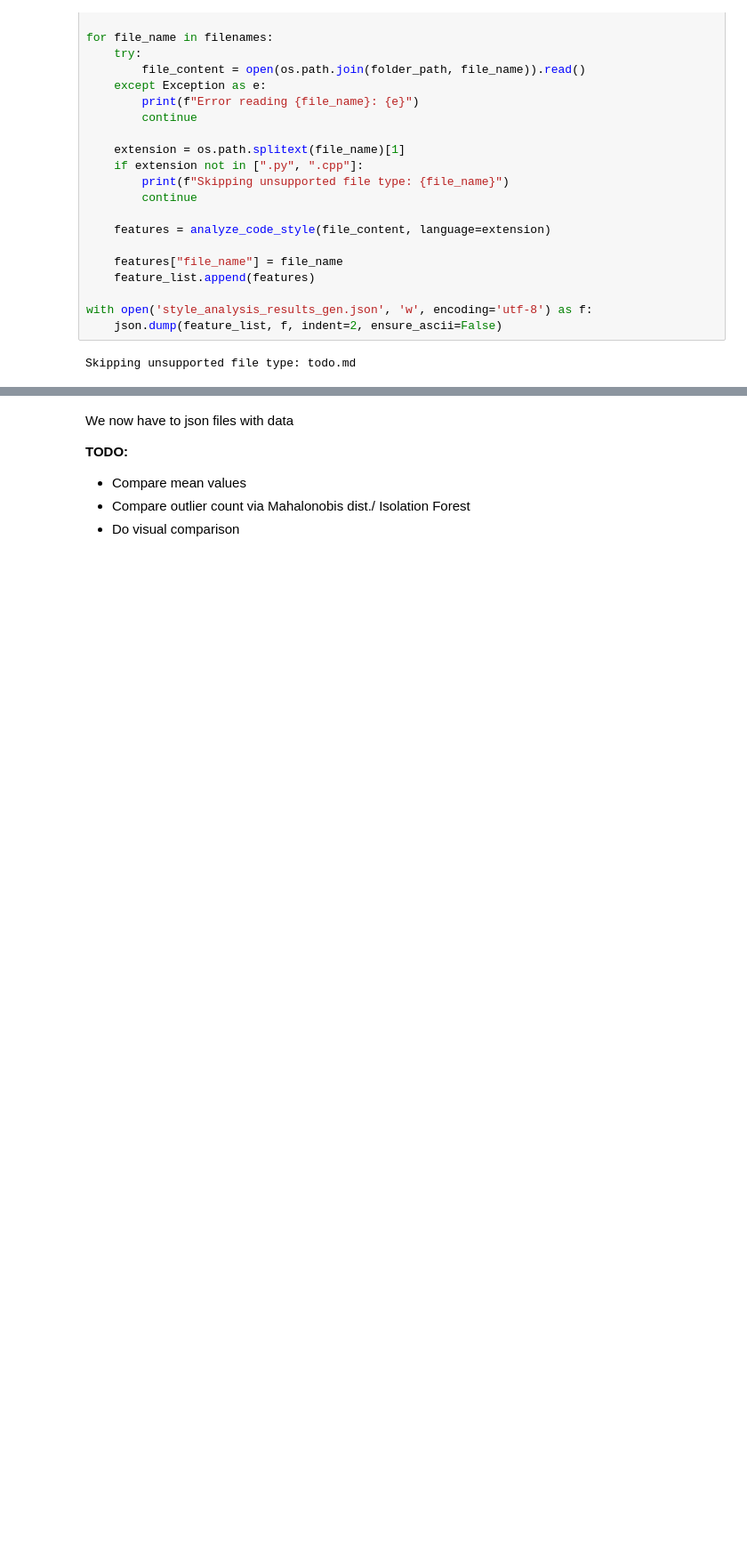
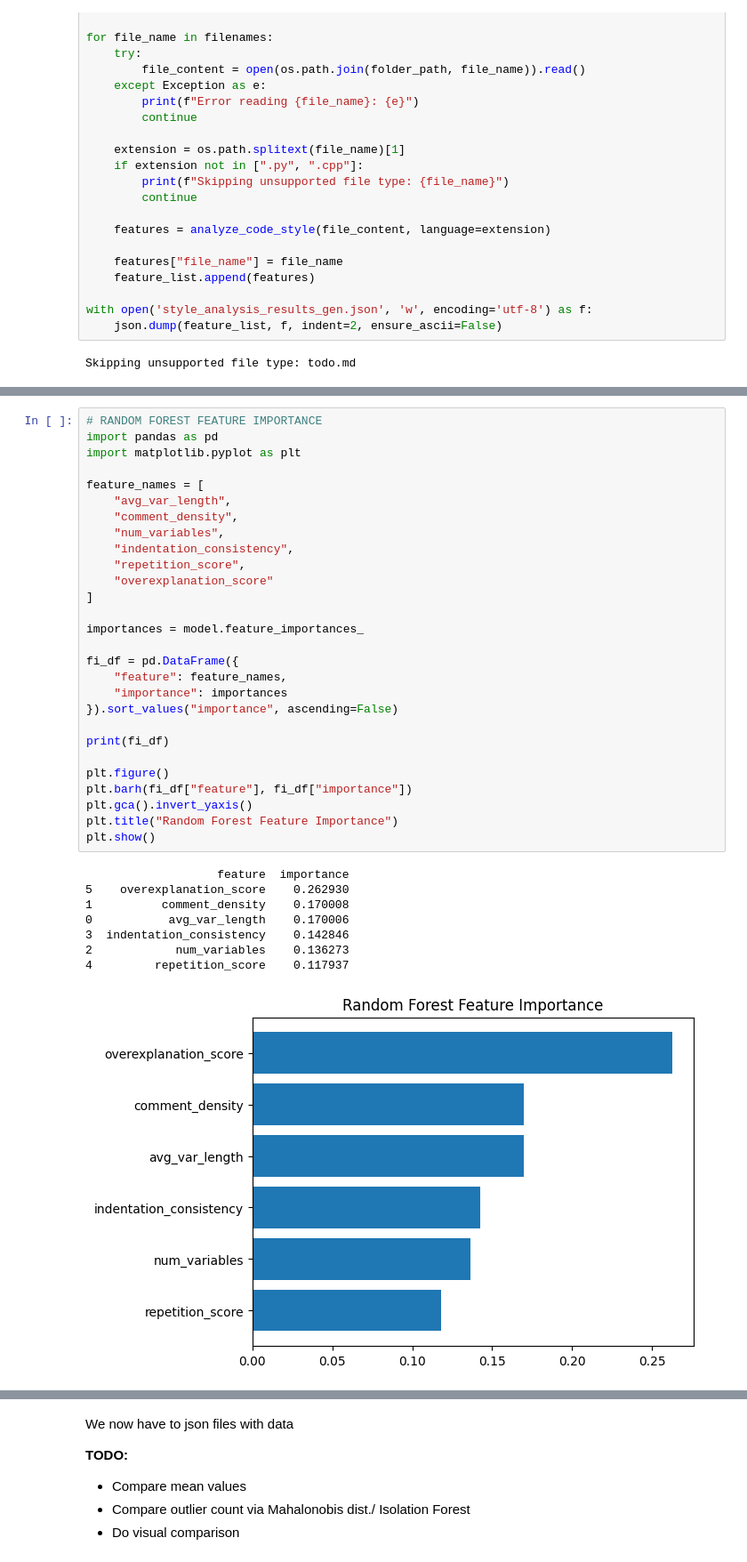
Before and after one commit to maxvonlancaster/olymp-submissions-checker, a Jupyter notebook: submissions-checker.ipynb, the cells around one changed output, grey strips where cells are left out. Shown at 89% size. Saved outputs shown, nothing was run; the diff lists cells and outputs as text; blank space fills up the shorter version.

```diff
--- a/submissions-checker.ipynb
+++ b/submissions-checker.ipynb
@@ -489,0 +582,37 @@ Skipping unsupported file type: todo.md
+# %%
+# RANDOM FOREST FEATURE IMPORTANCE
+import pandas as pd
+import matplotlib.pyplot as plt
+
+feature_names = [
+    "avg_var_length",
+    "comment_density",
+    "num_variables",
+    "indentation_consistency",
+    "repetition_score",
+    "overexplanation_score"
+]
+
+importances = model.feature_importances_
+
+fi_df = pd.DataFrame({
+    "feature": feature_names,
+    "importance": importances
+}).sort_values("importance", ascending=False)
+
+print(fi_df)
+
+plt.figure()
+plt.barh(fi_df["feature"], fi_df["importance"])
+plt.gca().invert_yaxis()
+plt.title("Random Forest Feature Importance")
+plt.show()
+# %% [output]
+                   feature  importance
+5    overexplanation_score    0.262930
+1          comment_density    0.170008
+0           avg_var_length    0.170006
+3  indentation_consistency    0.142846
+2            num_variables    0.136273
+4         repetition_score    0.117937
+[figure, added]
```
Also changed, not shown: parts of 7 cells of this notebook.
